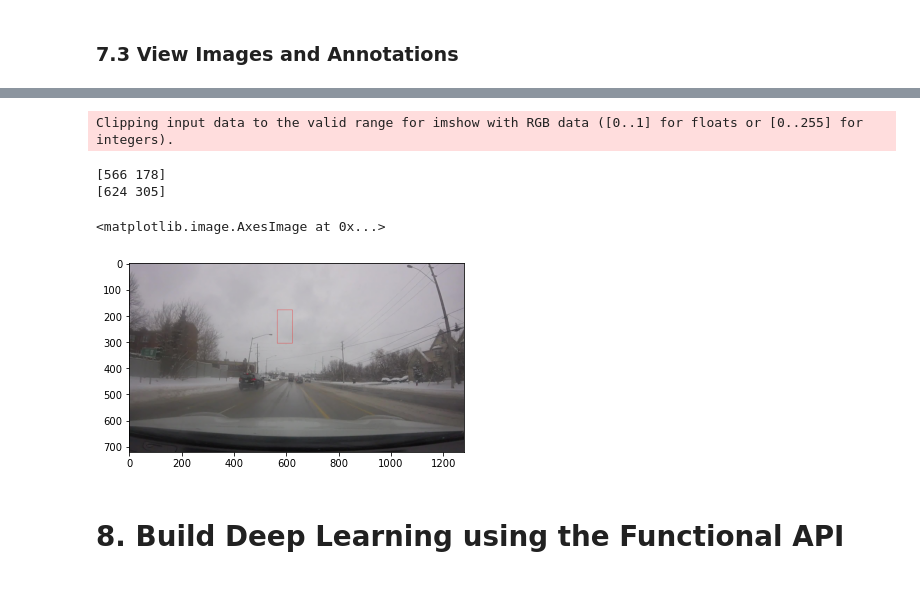
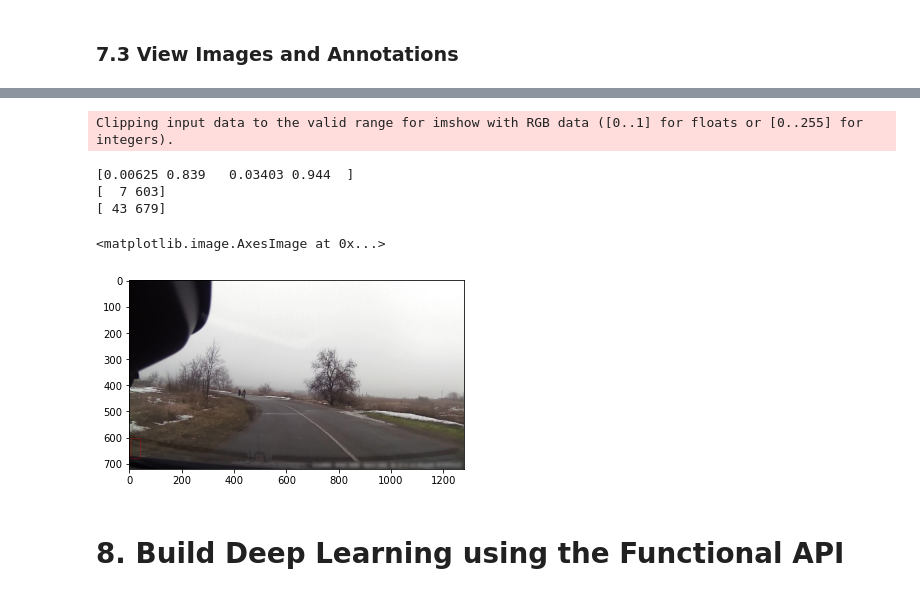
Before and after one commit to Deshan-salitha/pedestrian, a Jupyter notebook: pedestrian.ipynb, the cells around one changed output, grey strips where cells are left out. Saved outputs shown, nothing was run; the diff lists cells and outputs as text; code cells hidden in the pictures.

```diff
--- a/pedestrian.ipynb
+++ b/pedestrian.ipynb
@@ -212,9 +208,9 @@ for partition in ['train','test','val']:
 # # train_images = train_images.map(lambda x: cv2.resize(x, (1280,720)))
 # # train_images = train_images.map(lambda x: x/255)
 # %%
-train_images = tf.data.Dataset.list_files('aug_data\\train\\images\\*.jpg', shuffle=False)
+train_images = tf.data.Dataset.list_files('aug_data\\ts\\images\\*.jpg', shuffle=False)
 train_images = train_images.map(load_image)
-train_images = train_images.map(lambda x: tf.image.resize(x, (720,1280)))
+train_images = train_images.map(lambda x: tf.image.resize(x, (720,1280),method='nearest'))
 train_images = train_images.map(lambda x: x/255)
 # %%
 test_images = tf.data.Dataset.list_files('aug_data\\test\\images\\*.jpg', shuffle=False)
@@ -267,6 +263,6 @@ train_labels = train_labels.map(lambda x: tf.py_function(load_labels, [x], [tf.u
 # %%
-# train_labels = tf.data.Dataset.list_files('aug_data\\ts\\labels\\*.json', shuffle=False)
-# train_labels = train_labels.map(lambda x: tf.py_function(load_labels, [x], [tf.uint8, tf.float16]))
+train_labels = tf.data.Dataset.list_files('aug_data\\ts\\labels\\*.json', shuffle=False)
+train_labels = train_labels.map(lambda x: tf.py_function(load_labels, [x], [tf.uint8, tf.float16]))
 # %%
 test_labels = tf.data.Dataset.list_files('aug_data\\test\\labels\\*.json', shuffle=False)
 test_labels = test_labels.map(lambda x: tf.py_function(load_labels, [x], [tf.uint8, tf.float16]))
@@ -337,26 +333,28 @@ res[1][1][0]
 # %%
 idx=0
-sample_image = res[0][idx]
+sample_image = res[0][0]
 # print(sample_image)
-sample_coords = res[1][1][idx]
+sample_coords = res[1][1][0]
+print(sample_coords)
 print(np.multiply(sample_coords[:2], [1280,720]).astype(int))
 print(np.multiply(sample_coords[2:], [1280,720]).astype(int))
 # # cv2.rectangle(sample_image,
 # #               (290.8, 219.6),
 # #               (311 , 391),
 # #                     (255,0,0), 2)
 final_image = cv2.rectangle(sample_image,
               tuple(np.multiply(sample_coords[:2], [1280,720]).astype(int)),
               tuple(np.multiply(sample_coords[2:], [1280,720]).astype(int)),
               (255,0,0), 1)
 
 plt.imshow(final_image)
 # %% [output]
 Clipping input data to the valid range for imshow with RGB data ([0..1] for floats or [0..255] for integers).
-[566 178]
-[624 305]
+[0.00625 0.839   0.03403 0.944  ]
+[  7 603]
+[ 43 679]
 <matplotlib.image.AxesImage at 0x...>
-[figure, old version]
+[figure, new version]
 # %% [markdown]
 # 8. Build Deep Learning using the Functional API
 # %% [markdown]
```
Also changed, not shown: parts of 29 cells of this notebook.
